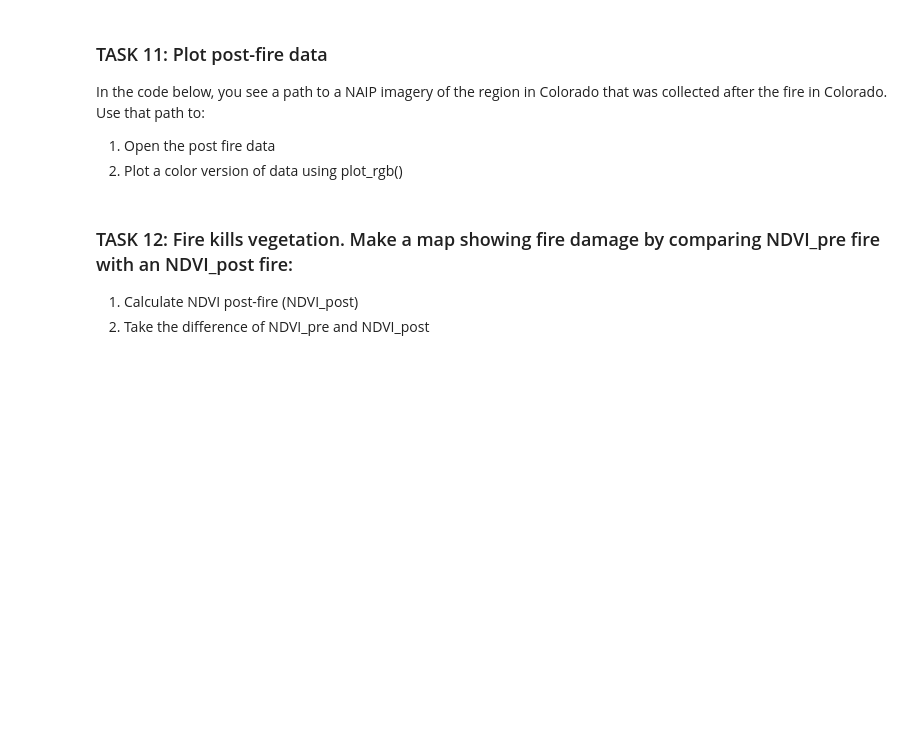
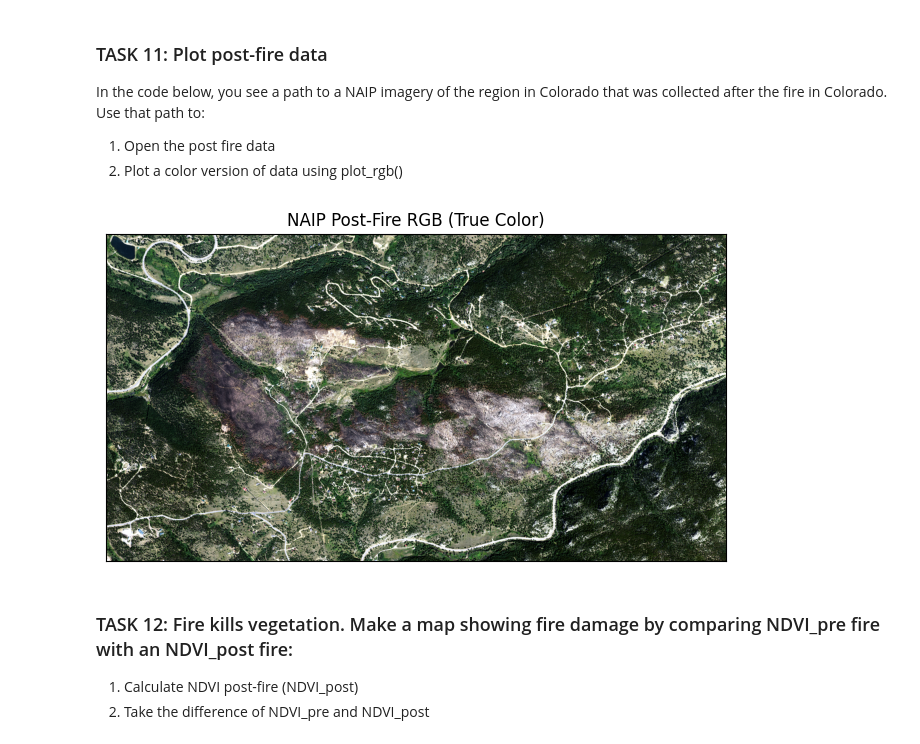
Before and after one commit to robisha-vice/WaterDig, a Jupyter notebook: CodeSprints/RasterData101.ipynb, the cells around one changed output. Saved outputs shown, nothing was run; the diff lists cells and outputs as text; code cells hidden in the pictures; blank space fills up the shorter version.

```diff
--- a/CodeSprints/RasterData101.ipynb
+++ b/CodeSprints/RasterData101.ipynb
@@ -588,16 +618,27 @@ In the code below, you see a path to a NAIP imagery of the region in Colorado th
 # %%
 # Add the code here to open the raster and read the numpy array inside it
 # Create a path for the data file - notice it is a .tif file
 naip_post_fire_path = os.path.join("earthpy-downloads",
                                    "naip-before-after",
                                    "post-fire",
                                    "crop",
                                    "m_3910505_nw_13_1_20170902_crop.tif")
 
 # Task 11: open naip_post_fire
-
+with rio.open(naip_post_fire_path) as src:
+    naip_post_fire = src.read()   # shape: (4, rows, cols) → [R, G, B, NIR]
+    # (optional) quick sanity check
+    # print(src.count, naip_post_fire.shape)
 
 # Task 11: plot naip_post_fire
+fig, ax = plt.subplots(figsize=(8, 8))
+ep.plot_rgb(naip_post_fire,
+            ax=ax,
+            stretch=True,              # contrast stretch for better visualization
+            title="NAIP Post-Fire RGB (True Color)")
+plt.show()
+# %% [output]
+[figure, added]
 # %% [markdown]
 ### TASK 12: Fire kills vegetation. Make a map showing fire damage by comparing NDVI_pre fire with an NDVI_post fire:
 1. Calculate NDVI post-fire (NDVI_post)
```
Also changed, not shown: parts of 10 cells of this notebook.
